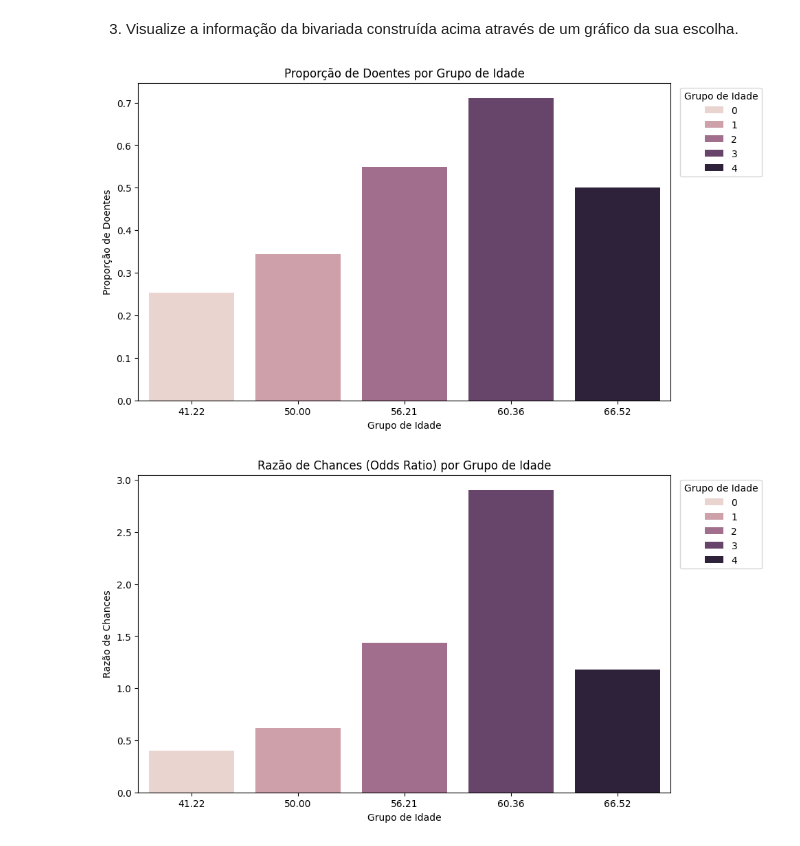
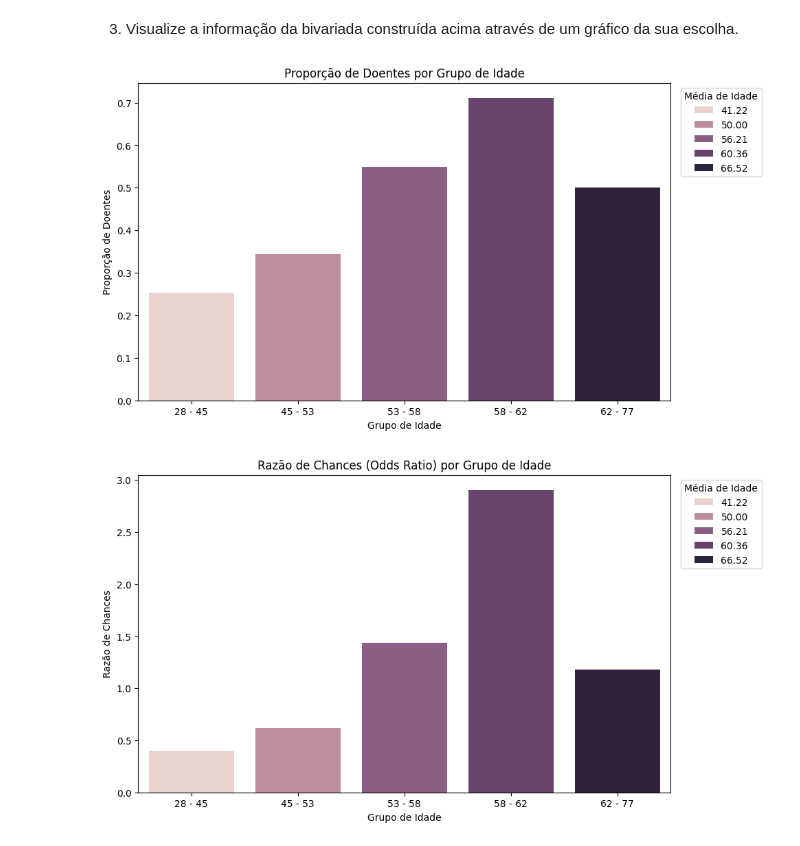
Before and after one commit to nobrevitor/EBAC, a Jupyter notebook: Desenvolvimento de Modelos com Pandas e Python/3 - Regressão Logística I/Assignment 01.ipynb, the cells around one changed output. Cells and saved outputs as stored; diff of their text form; code cells hidden in the pictures.

````diff
--- a/Desenvolvimento de Modelos com Pandas e Python/3 - Regressão Logística I/Assignment 01.ipynb
+++ b/Desenvolvimento de Modelos com Pandas e Python/3 - Regressão Logística I/Assignment 01.ipynb
@@ -113,7 +113,7 @@ tab
 - Calcule as mesmas quantidades calculadas no execício anterior
 - Calcule também o valor médio da variável ```age```
 # %%
-df['grupo_idade'] = pd.qcut(df['age'], 5, labels=['Q1', 'Q2', 'Q3', 'Q4', 'Q5'])
+df['grupo_idade'] = pd.qcut(df['age'], 5, labels=['28 - 45', '45 - 53', '53 - 58', '58 - 62', '62 - 77'])
 
 tab = pd.crosstab(df['grupo_idade'], df['flag_doente'], margins=True)
 
@@ -155,35 +155,37 @@ tab
 # %%
 # Visualizando a proporção de doentes (mean) por grupo de idade
 plt.figure(figsize=(10, 6))
 
-ax = sns.barplot(x=tab.index[:-1], y=tab['mean'][:-1], hue=tab.index[:-1], dodge=False)
+sns.barplot(x=tab.grupo_idade[:-1],
+            y=tab['mean'][:-1],
+            hue=tab.mean_age[:-1],
+            dodge=False)
 
-mean_age_by_group = df.groupby('grupo_idade', observed=False)['age'].mean()
-
-ax.set_xticks(range(len(tab.index[:-1])))
-ax.set_xticklabels([f'{mean_age_by_group.iloc[i]:.2f}' for i in range(len(tab.index[:-1]))])
+handles, labels = plt.gca().get_legend_handles_labels()
+formatted_labels = [f'{i:.2f}' for i in tab.mean_age[:-1]]
 
 plt.title('Proporção de Doentes por Grupo de Idade')
 plt.xlabel('Grupo de Idade')
 plt.ylabel('Proporção de Doentes')
-plt.legend(title='Grupo de Idade', loc='upper right', bbox_to_anchor=(1.18, 1))
+plt.legend(handles, formatted_labels, title='Média de Idade', loc='upper right', bbox_to_anchor=(1.18, 1))
 plt.show()
 # %% [output]
-[figure, old version]
+[figure, new version]
 # %%
 # Visualizando a razão de chances (odds_ratio) por grupo de idade
 plt.figure(figsize=(10, 6))
-ax = sns.barplot(x=tab.index[:-1], y=tab['odds_ratio'][:-1], hue=tab.index[:-1], dodge=False)
+sns.barplot(x=tab.grupo_idade[:-1],
+            y=tab['odds_ratio'][:-1],
+            hue=tab.mean_age[:-1],
+            dodge=False)
 
-mean_age_by_group = df.groupby('grupo_idade', observed=False)['age'].mean()
-
-ax.set_xticks(range(len(tab.index[:-1])))
-ax.set_xticklabels([f'{mean_age_by_group.iloc[i]:.2f}' for i in range(len(tab.index[:-1]))])
+handles, labels = plt.gca().get_legend_handles_labels()
+formatted_labels = [f'{i:.2f}' for i in tab.mean_age[:-1]]
 
 plt.title('Razão de Chances (Odds Ratio) por Grupo de Idade')
 plt.xlabel('Grupo de Idade')
 plt.ylabel('Razão de Chances')
-plt.legend(title='Grupo de Idade', loc='upper right', bbox_to_anchor=(1.18, 1))
+plt.legend(handles, formatted_labels, title='Média de Idade', loc='upper right', bbox_to_anchor=(1.18, 1))
 plt.show()
 # %% [output]
-[figure, old version]
+[figure, new version]
````
Also changed, not shown: parts of 1 cell of this notebook.
